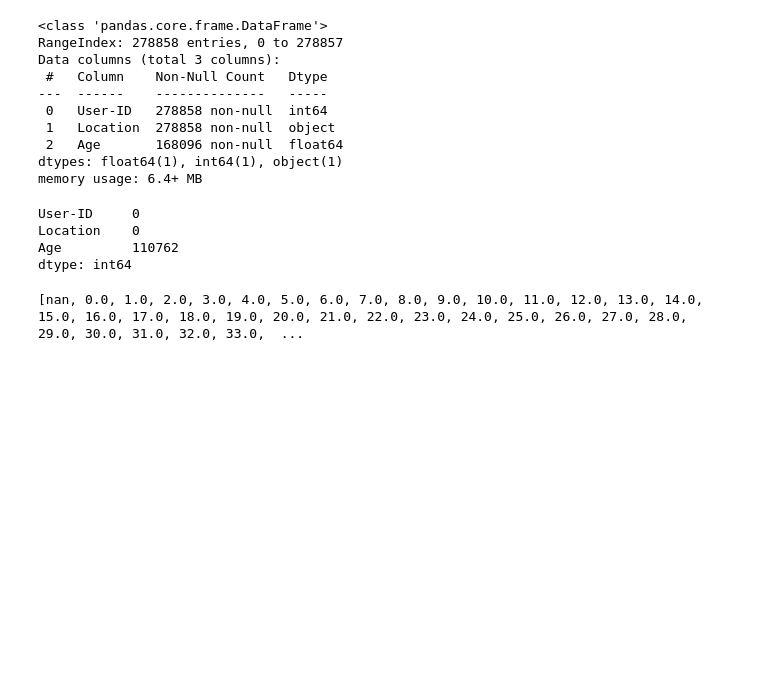
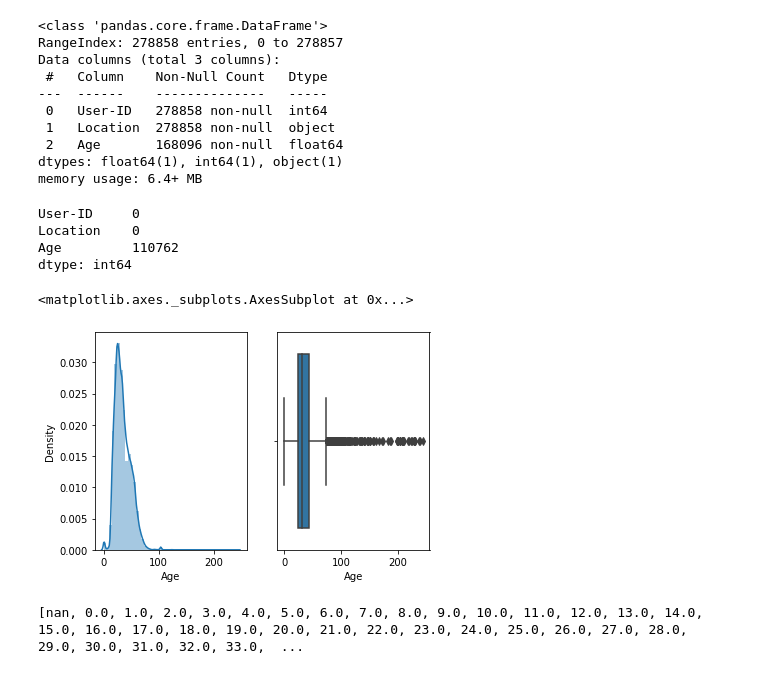
Before and after one commit to nivyathiruvoth/Book-Recommendation-System, a Jupyter notebook: Book_Recommendation_System.ipynb, the cells around one changed output. Cells and saved outputs as stored; diff of their text form; code cells hidden in the pictures; blank space fills up the shorter version.

```diff
--- a/Book_Recommendation_System.ipynb
+++ b/Book_Recommendation_System.ipynb
@@ -240,6 +240,14 @@ User-ID     0
 Location    0
 Age         110762
 dtype: int64
+# %%
+plt.subplot(1, 2, 1)
+sns.distplot(users_df["Age"])
+plt.subplot(1, 2, 2)
+sns.boxplot(users_df["Age"])
+# %% [output]
+<matplotlib.axes._subplots.AxesSubplot at 0x...>
+[figure, added]
 # %%
 # checking for unique values
 print(sorted(list(users_df['Age'].unique())))
```
Also changed, not shown: parts of 21 cells of this notebook.
